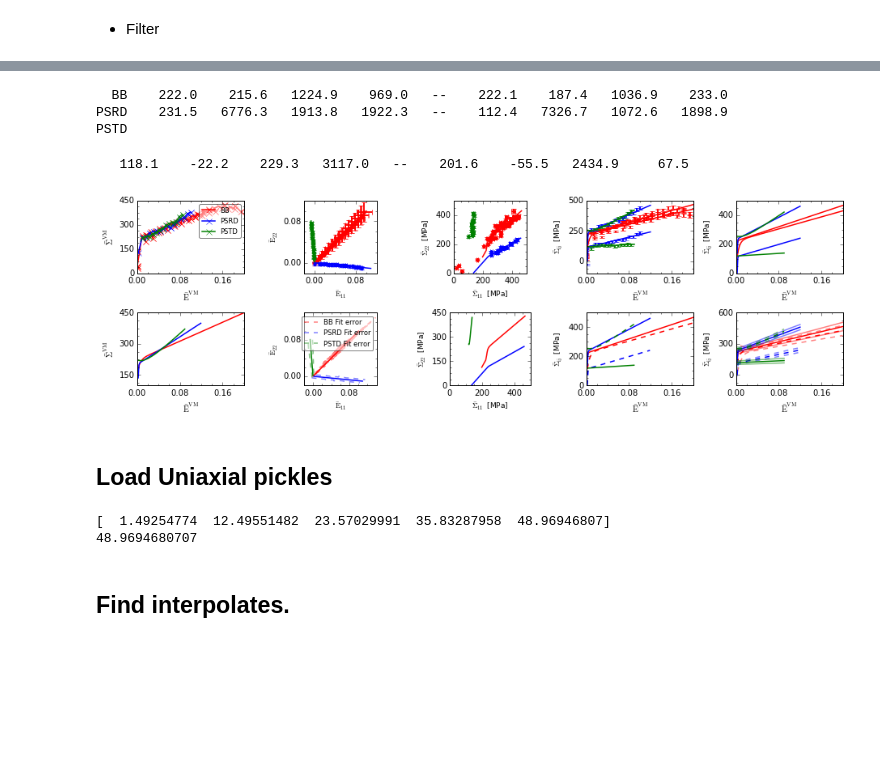
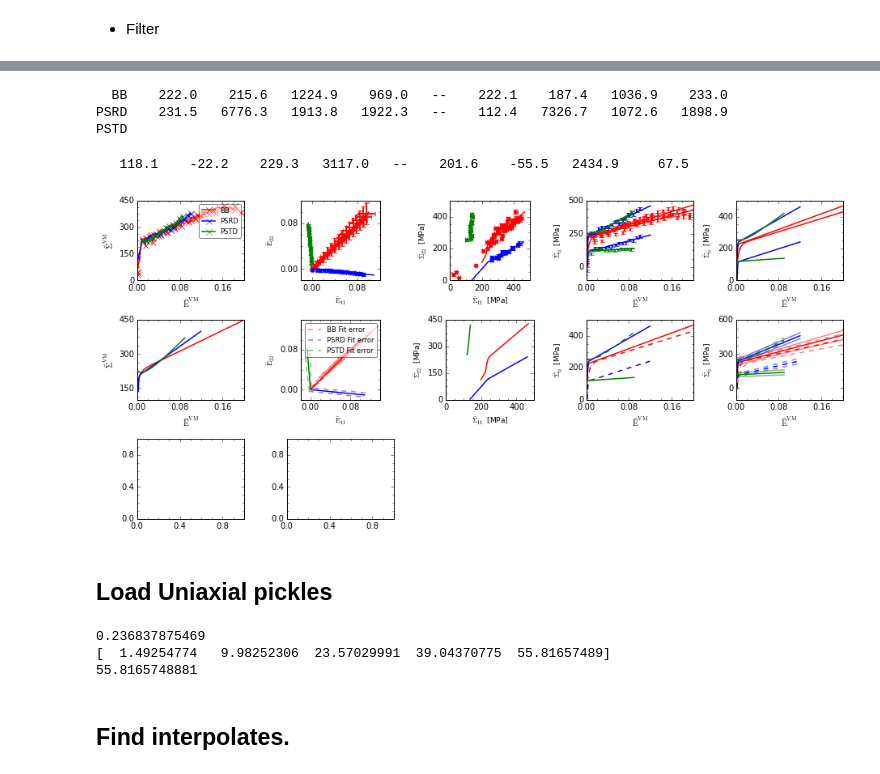
Before and after one commit to youngung/forming_limit_dic, a Jupyter notebook: tutorials/WorkContoursCalc/IFsteel/Calc2_including_Uncertainties_in_BOTH.ipynb, the cells around one changed output, grey strips where cells are left out. Cells and saved outputs as stored; diff of their text form; code cells hidden in the pictures; blank space fills up the shorter version.

```diff
--- a/tutorials/WorkContoursCalc/IFsteel/Calc2_including_Uncertainties_in_BOTH.ipynb
+++ b/tutorials/WorkContoursCalc/IFsteel/Calc2_including_Uncertainties_in_BOTH.ipynb
@@ -293,15 +290,16 @@ main(dat_master_PT,'PSTD',fig,c='g')
 D=[dat_master_BB,dat_master_PR,dat_master_PT]
 labs=['BB','PSRD','PSTD']
 cs  =['r','b','g']
-evm_mx=[0.2,0.12,0.09]
+evm_mx=[0.20,0.12,0.09]
 
+fig=plt.figure(figsize=(13,6))
+ax1=fig.add_subplot(351); ax2=fig.add_subplot(352)
+ax3=fig.add_subplot(353); ax4=fig.add_subplot(354)
+ax5=fig.add_subplot(355); ax6=fig.add_subplot(356)
+ax7=fig.add_subplot(357); ax8=fig.add_subplot(358)
+ax9=fig.add_subplot(359);ax10=fig.add_subplot(3,5,10)
+ax11=fig.add_subplot(3,5,11);ax12=fig.add_subplot(3,5,12)
 
-fig=plt.figure(figsize=(13,4))
-ax1=fig.add_subplot(251); ax2=fig.add_subplot(252)
-ax3=fig.add_subplot(253); ax4=fig.add_subplot(254)
-ax5=fig.add_subplot(255); ax6=fig.add_subplot(256)
-ax7=fig.add_subplot(257); ax8=fig.add_subplot(258)
-ax9=fig.add_subplot(259);ax10=fig.add_subplot(2,5,10)
 numpy.seterr(all='raise')
 FCs_XRD=[]
 
@@ -310,7 +308,6 @@ for i in xrange(len(D)):
     lab=labs[i]
     emx=evm_mx[i]
     evm, svm, ex, ey, exr, eyr, sx,sy,sxr,syr = filt(d,emx)
-
 
     ## strain fit
     x_ref = np.linspace(0.0022,emx,100)
@@ -326,7 +323,6 @@ for i in xrange(len(D)):
     popt1_s,pcov1 = cf(func,x,y1)
     popt2_s,pcov2 = cf(func,x,y2)
     y1_fit_s, y2_fit_s = func(x_ref,*popt1_s), func(x_ref,*popt2_s)
-
 
     if i!=0:
         ## Interpolate uncertainty
@@ -354,6 +350,7 @@ for i in xrange(len(D)):
     ## Below is plottings.
     ## Raw data
     l,=ax1.plot(evm,svm,'x-',color=cs[i],label=lab)
+
     c=l.get_color()
     ax2.errorbar(ex,ey,exr,eyr,'.',color=c,ls='None')
     ax3.errorbar(sx,sy,sxr,syr,'.',color=c,ls='None')
@@ -427,6 +424,7 @@ for i in xrange(len(D)):
 
 
 
+
     FCs_XRD.append(FC)
     pass
 
@@ -438,36 +436,38 @@ for i in xrange(len(FCs_XRD)):
     ax8.plot(FC.sigma[0,0],FC.sigma[1,1],color=c)
     ax9.plot(FC.epsilon_vm,FC.sigma[0,0],color=c,ls='-')
     ax9.plot(FC.epsilon_vm,FC.sigma[1,1],color=c,ls='--')
+
+
 
 ## Plot decos.
 ax5.set_ylim(0.,)
 
 for ax in [ax1,ax6]:
     ax.set_xlabel(r'$\mathrm{\bar{E}^{VM}}$')
     ax.set_ylabel(r'$\mathrm{\bar{\Sigma}^{VM}}$')
 
 for ax in fig.axes:
     lib_dat.tick_bin(ax)
     ax.legend()
 for ax in [ax2,ax7]:
     ax.set_ylabel(r'$\mathrm{\bar{E}_{22}}$',fontsize=9)
     ax.set_xlabel(r'$\mathrm{\bar{E}_{11}}$',fontsize=9)
 for ax in [ax3,ax8]:
     ax.set_ylabel(r'$\mathrm{\bar{\Sigma}_{22}}$  [MPa]',fontsize=9)
     ax.set_xlabel(r'$\mathrm{\bar{\Sigma}_{11}}$  [MPa]',fontsize=9)
     ax.set_xlim(0.,); ax.set_ylim(0.,)
 for ax in [ax4,ax5,ax10,ax9]:
     ax.set_xlabel(r'$\mathrm{\bar{E}^{VM}}$')
     ax.set_ylabel(r'$\mathrm{\bar{\Sigma}_{ij}}$  [MPa]',fontsize=9)
 for ax in fig.axes[1:3]+fig.axes[6:8]:
     ax.set_aspect('equal')
 plt.tight_layout()
 # %% [output]
   BB    222.0    215.6   1224.9    969.0   --    222.1    187.4   1036.9    233.0
 PSRD    231.5   6776.3   1913.8   1922.3   --    112.4   7326.7   1072.6   1898.9
 PSTD
    118.1    -22.2    229.3   3117.0   --    201.6    -55.5   2434.9     67.5
-[figure, old version]
+[figure, new version]
 # %% [markdown]
 ## Load Uniaxial pickles
 # %%
@@ -480,9 +480,11 @@ for i in xrange(len(fns_uni)):
     FC_UNIs[i].integrate_work()
 
 ## Calculate work levels corresponding to E^RD
-ERD_ref=[0.01,0.06,0.10,0.14,0.18]
+ERD_ref=[0.01,0.05,0.10,0.15,0.20]
 FC_RD=FC_UNIs[0]
 ERD=FC_RD.epsilon[0,0]
+
+print max(FC_RD.epsilon[0,0])
 
 work_levels = np.interp(ERD_ref,ERD,FC_RD.work)
 
@@ -491,8 +493,9 @@ print work_levels[-1]
 norm=mpl.colors.Normalize(0,work_levels[-1]*1.05)
 cmap, mc = mpl_lib.norm_cmap(mn=0,mx=work_levels[-1]*1.05,cm_name='brg')
 # %% [output]
-[  1.49254774  12.49551482  23.57029991  35.83287958  48.96946807]
-48.9694680707
+0.236837875469
+[  1.49254774   9.98252306  23.57029991  39.04370775  55.81657489]
+55.8165748881
 # %% [markdown]
 ## Find interpolates.
 # %%
```
Also changed, not shown: parts of 6 cells of this notebook, 6 other files.
